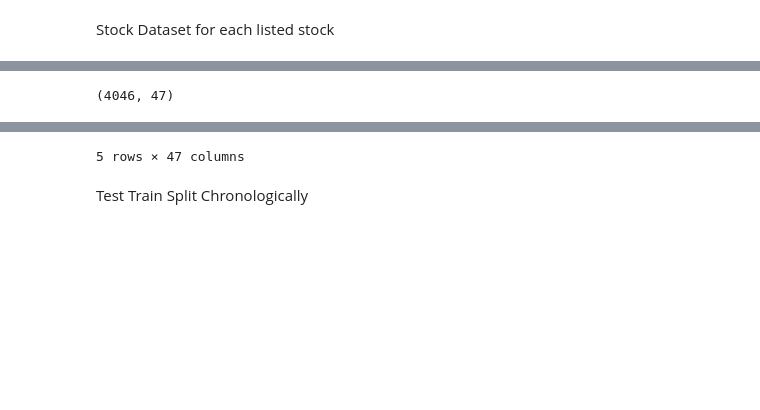
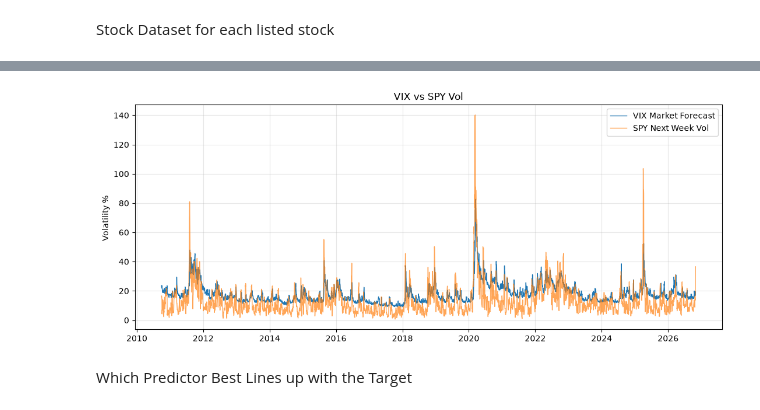
Before and after one commit to clayhunt/381-Final-Project, a Jupyter notebook: Install_finance.ipynb, the cells around one changed output, grey strips where cells are left out. Saved outputs shown, nothing was run; the diff lists cells and outputs as text; code cells hidden in the pictures; blank space fills up the shorter version.

```diff
--- a/Install_finance.ipynb
+++ b/Install_finance.ipynb
@@ -129,22 +71,18 @@ BA: 4046 rows, 2010-09-30 to 2026-10-30
 # %%
-#Combined Data Set
+# Spy and VIX
+vix = normalize_dates("^VIX") # market forecast volatility
 spy_df = build_stock_data("SPY")
+spy_df["vix"] = vix # add VIX to spy data
+spy_df = spy_df.dropna()
 
-combined = pd.DataFrame(index=spy_df.index)
-combined["spy_vol_5d"] = spy_df["vol_5d"]
-combined["spy_vol_21d"] = spy_df["vol_21d"]
-combined["spy_vol_63d"] = spy_df["vol_63d"]
-combined["vix"] = spy_df["vix"] # Benchmark
+# Plot 1 Vix vs. Actual Spy volatility next week
 
-# Each stocks past volatitlty for predicting
-for t in TICKERS:
-    combined[f"{t}_vol_5d"] = stock_data[t]["vol_5d"]
-    combined[f"{t}_vol_21d"] = stock_data[t]["vol_21d"]
-    combined[f"{t}_vol_63d"] = stock_data[t]["vol_63d"]
-
-combined["target"] = spy_df["fwd_vol"]
-combined = combined.dropna()
-print(combined.shape)
-combined.head()
+plt.figure(figsize=(13,5))
+plt.plot(spy_df.index, spy_df["vix"], lw=1, label="VIX Market Forecast")
+plt.plot(spy_df.index, spy_df["fwd_vol"], lw=1, alpha = 0.7, label="SPY Next Week Vol")
+plt.ylabel("Volatility % ")
+plt.title("VIX vs SPY Vol")
+plt.legend()
+plt.grid(alpha = 0.3)
+plt.show()
 # %% [output]
-(4046, 47)
@@ -158,4 +89,4 @@ combined.head()
-5 rows × 47 columns
+[figure, added]
 # %% [markdown]
-Test Train Split Chronologically
+Which Predictor Best Lines up with the Target
 # %%
```
Also changed, not shown: parts of 44 cells of this notebook.
